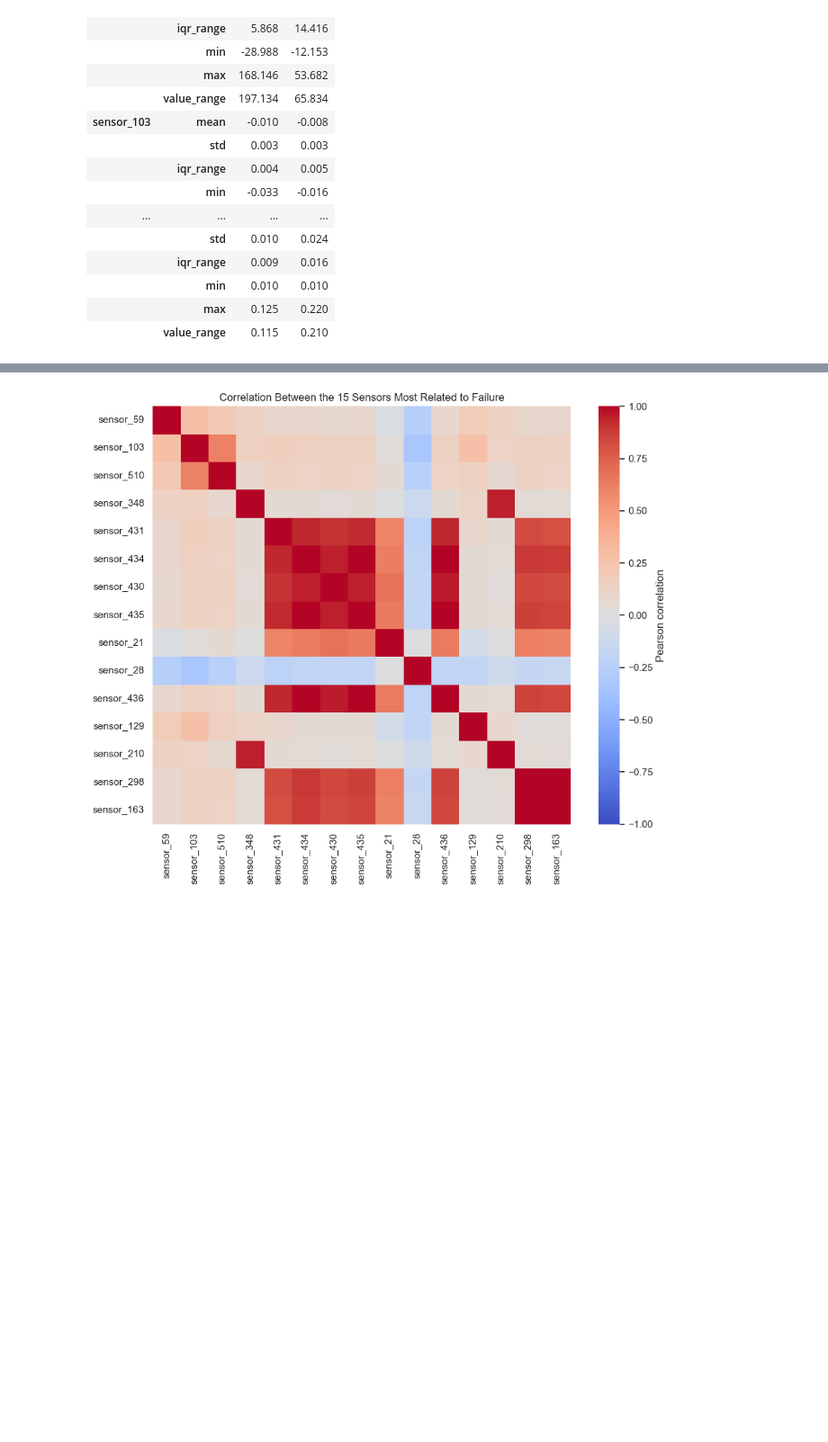
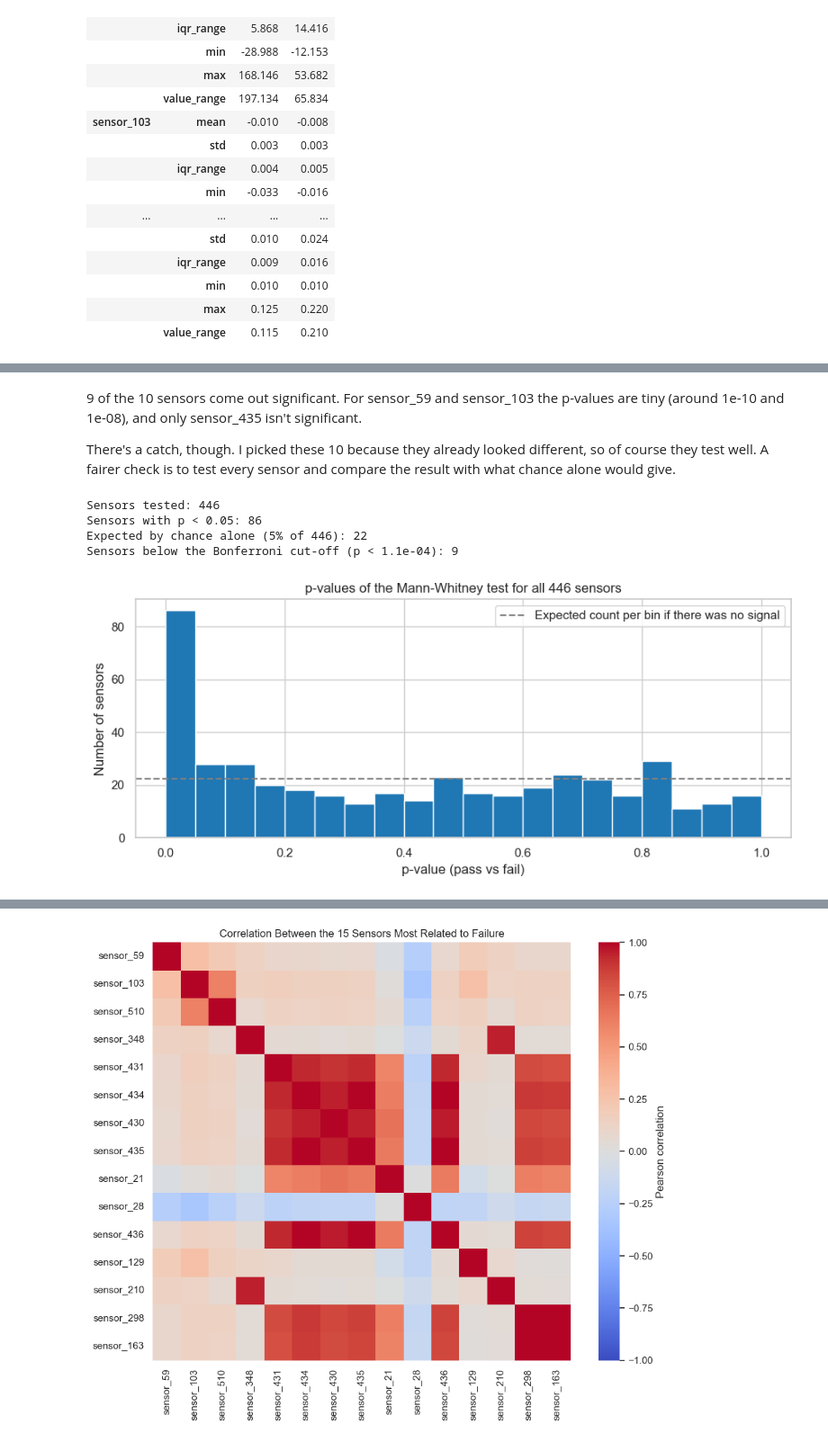
Before and after one commit to Sassan-87/UC_berkeley_Capstone_Project, a Jupyter notebook: notebooks/secom_capstone.ipynb, the cells around one changed output, grey strips where cells are left out. Shown at 90% size. Drawn from its saved outputs; the diff is of its cells as text; code cells hidden in the pictures; blank space fills up the shorter version.

```diff
--- a/notebooks/secom_capstone.ipynb
+++ b/notebooks/secom_capstone.ipynb
@@ -429,0 +442,15 @@ Here's what the numbers show:
+# %%
+# Mann-Whitney U test for the 10 sensors most correlated with failure
+mw_rows = []
+for sensor in sensor_fail_corr.head(10).index:
+    passes = df_clean.loc[df_clean["fail"] == 0, sensor].dropna()
+    fails = df_clean.loc[df_clean["fail"] == 1, sensor].dropna()
+    u_stat, p_value = stats.mannwhitneyu(passes, fails, alternative="two-sided")
+    mw_rows.append({"sensor": sensor,
+                    "median_pass": passes.median(),
+                    "median_fail": fails.median(),
+                    "p_value": p_value})
+
+mw_table = pd.DataFrame(mw_rows).set_index("sensor")
+mw_table["significant (p < 0.05)"] = mw_table["p_value"] < 0.05
+mw_table.round({"median_pass": 4, "median_fail": 4})   # p-values stay in scientific notation
@@ -429,0 +470,38 @@ Here's what the numbers show:
+# %% [markdown]
+9 of the 10 sensors come out significant. For sensor_59 and sensor_103 the p-values are tiny (around 1e-10 and 1e-08), and only sensor_435 isn't significant.
+
+There's a catch, though. I picked these 10 because they already looked different, so of course they test well. A fairer check is to test every sensor and compare the result with what chance alone would give.
+# %%
+# the fair check: run the same test on every sensor, not only the ones that already looked different
+all_p_values = []
+for sensor in sensors_only.columns:
+    passes = df_clean.loc[df_clean["fail"] == 0, sensor].dropna()
+    fails = df_clean.loc[df_clean["fail"] == 1, sensor].dropna()
+    all_p_values.append(stats.mannwhitneyu(passes, fails, alternative="two-sided").pvalue)
+all_p_values = np.array(all_p_values)
+
+n_tested = len(all_p_values)
+bonferroni_cutoff = 0.05 / n_tested   # stricter cut-off, because we run many tests at once
+
+print(f"Sensors tested: {n_tested}")
+print(f"Sensors with p < 0.05: {(all_p_values < 0.05).sum()}")
+print(f"Expected by chance alone (5% of {n_tested}): {0.05 * n_tested:.0f}")
+print(f"Sensors below the Bonferroni cut-off (p < {bonferroni_cutoff:.1e}): {(all_p_values < bonferroni_cutoff).sum()}")
+
+# if there was no real signal, the p-values would be spread evenly between 0 and 1
+fig, ax = plt.subplots(figsize=(9, 4))
+ax.hist(all_p_values, bins=20, range=(0, 1), color="tab:blue", edgecolor="white")
+ax.axhline(n_tested / 20, linestyle="--", color="gray", label="Expected count per bin if there was no signal")
+ax.set_title("p-values of the Mann-Whitney test for all 446 sensors")
+ax.set_xlabel("p-value (pass vs fail)")
+ax.set_ylabel("Number of sensors")
+ax.legend()
+plt.tight_layout()
+plt.savefig("../images/mann_whitney_p_values.png", dpi=150)
+plt.show()
+# %% [output]
+Sensors tested: 446
+Sensors with p < 0.05: 86
+Expected by chance alone (5% of 446): 22
+Sensors below the Bonferroni cut-off (p < 1.1e-04): 9
+[figure, added]
```
Also changed, not shown: parts of 126 cells of this notebook, 9 other files.
